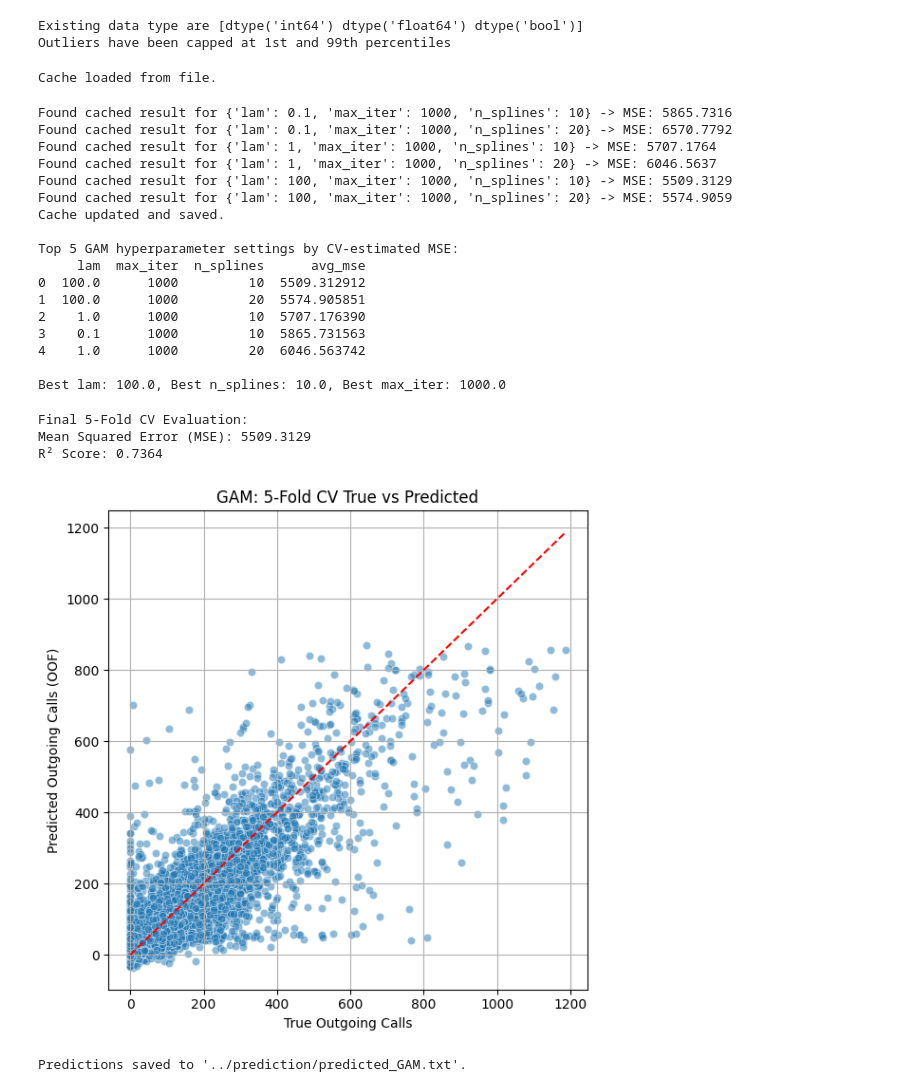
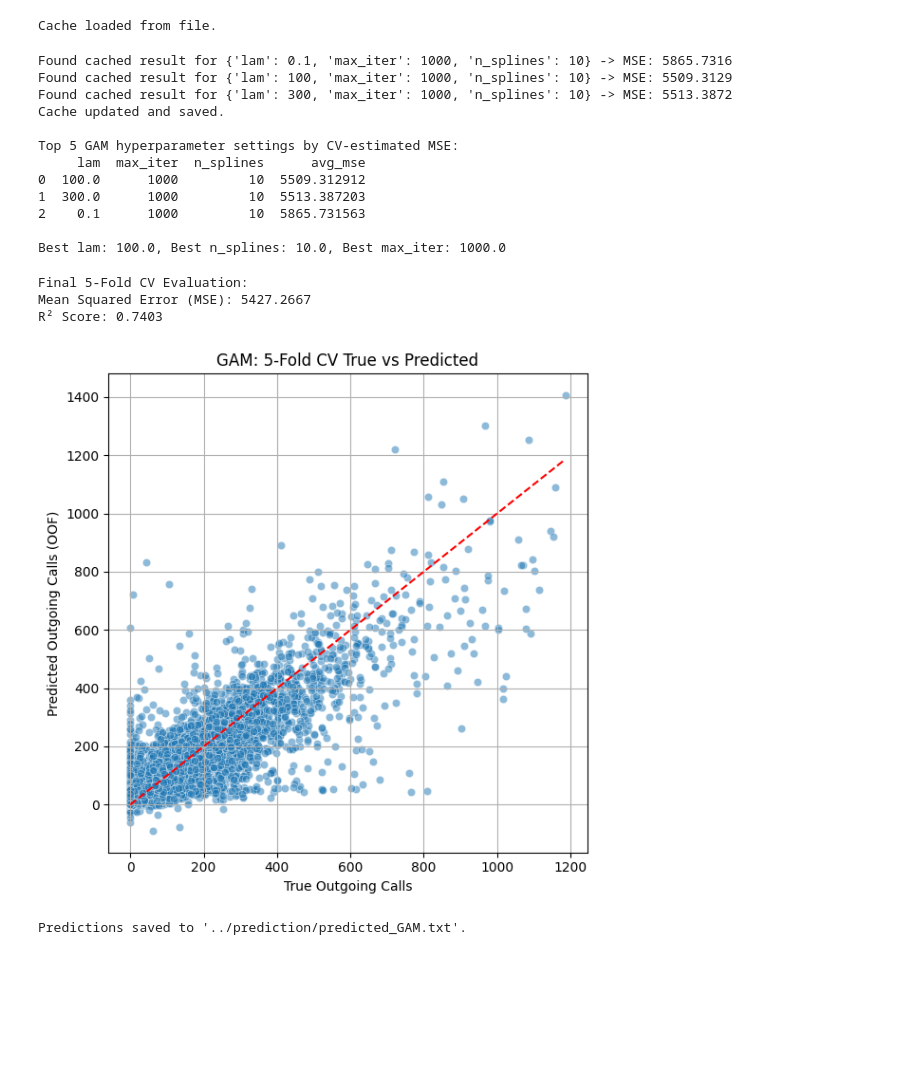
Before and after one commit to mrliu1212/ML-Data-Challenge, a Jupyter notebook: data challenge 2/ML models/GAM.ipynb, the cells around one changed output. Cells and saved outputs as stored; diff of their text form; code cells hidden in the pictures; blank space fills up the shorter version.

```diff
--- a/data challenge 2/ML models/GAM.ipynb
+++ b/data challenge 2/ML models/GAM.ipynb
@@ -12,25 +12,24 @@ test_data_encoded = pd.read_csv('../data/test_encoded.csv')
 # find numeriacal value
 X_train = train_data_encoded.drop('y',axis=1)
 X_test = test_data_encoded
-print(f'Existing data type are {X.dtypes.unique()}')
-numerical_features = []
-for f in X.columns:
-    if X[f].dtype in ['int64','float64']:
-        numerical_features.append(f)
 
-# cap outliers
-for f in numerical_features:
-    lower = X_train[f].quantile(0.01)
-    upper = X_train[f].quantile(0.99)
-    X_train[f] = X_train[f].clip(lower, upper)
 
-    lower = X_test[f].quantile(0.01)
-    upper = X_test[f].quantile(0.99)
-    X_test[f] = X_test[f].clip(lower, upper)
-print('Outliers have been capped at 1st and 99th percentiles')
+# print(f'Existing data type are {X_train.dtypes.unique()}')
+# numerical_features = []
+# for f in X_train.columns:
+#     if X_train[f].dtype in ['int64','float64']:
+#         numerical_features.append(f)
+
+# # cap outliers
+# for f in numerical_features:
+#     lower = X_train[f].quantile(0.01)
+#     upper = X_train[f].quantile(0.99)
+#     X_train[f] = X_train[f].clip(lower, upper)
+
+#     lower = X_test[f].quantile(0.01)
+#     upper = X_test[f].quantile(0.99)
+#     X_test[f] = X_test[f].clip(lower, upper)
+# print('Outliers have been capped at 1st and 99th percentiles')
-# %% [output]
-Existing data type are [dtype('int64') dtype('float64') dtype('bool')]
-Outliers have been capped at 1st and 99th percentiles
 # %%
 import os
 import pickle
@@ -66,8 +65,8 @@ def params_to_hash(params):
 
 # Define Parameter Grid
 param_grid = {
-    'lam': [0.1, 1, 50, 100], #	Controls how "wiggly" each smooth function can be
-    'n_splines': [10, 20], # Controls how detailed the fit is — more splines = more flexibility
+    'lam': [0.1, 100, 300], #	Controls how "wiggly" each smooth function can be
+    'n_splines': [10], # Controls how detailed the fit is — more splines = more flexibility
     'max_iter': [1000] # How long to let the fitting process continue
 }
 grid = list(ParameterGrid(param_grid))
@@ -125,20 +124,15 @@ print(f"\nBest lam: {best_params.lam}, Best n_splines: {best_params.n_splines},
 # %% [output]
 Cache loaded from file.
 Found cached result for {'lam': 0.1, 'max_iter': 1000, 'n_splines': 10} -> MSE: 5865.7316
-Found cached result for {'lam': 0.1, 'max_iter': 1000, 'n_splines': 20} -> MSE: 6570.7792
-Found cached result for {'lam': 1, 'max_iter': 1000, 'n_splines': 10} -> MSE: 5707.1764
-Found cached result for {'lam': 1, 'max_iter': 1000, 'n_splines': 20} -> MSE: 6046.5637
 Found cached result for {'lam': 100, 'max_iter': 1000, 'n_splines': 10} -> MSE: 5509.3129
-Found cached result for {'lam': 100, 'max_iter': 1000, 'n_splines': 20} -> MSE: 5574.9059
+Found cached result for {'lam': 300, 'max_iter': 1000, 'n_splines': 10} -> MSE: 5513.3872
 Cache updated and saved.
 
 Top 5 GAM hyperparameter settings by CV-estimated MSE:
      lam  max_iter  n_splines      avg_mse
 0  100.0      1000         10  5509.312912
-1  100.0      1000         20  5574.905851
-2    1.0      1000         10  5707.176390
-3    0.1      1000         10  5865.731563
-4    1.0      1000         20  6046.563742
+1  300.0      1000         10  5513.387203
+2    0.1      1000         10  5865.731563
 
 Best lam: 100.0, Best n_splines: 10.0, Best max_iter: 1000.0
 # %%
@@ -156,8 +150,8 @@ n_features = X.shape[1]
 
 # Best hyperparameters from tuning
 best_lam = best_params.lam
-best_n_splines = best_params.n_splines
-best_max_iter = best_params.max_iter
+best_n_splines = int(best_params.n_splines)
+best_max_iter = int(best_params.max_iter)
 
 # Setup 5-Fold CV
 kf = KFold(n_splits=5, shuffle=True, random_state=42)
@@ -176,38 +170,38 @@ for train_idx, val_idx in tqdm(kf.split(X,y), total=5, desc="Cross-Validation"):
         terms += s(i, n_splines=best_n_splines)
 
     # Initialize GAM
-    gam = LinearGAM(terms, lam=best_lam, max_iter=best_lam)
+    gam = LinearGAM(terms, lam=best_lam, max_iter=best_max_iter)
     gam.fit(X_tr, y_tr)
 
     # Predict on validation fold
     oof_preds[val_idx] = gam.predict(X_val)
 
 # Evaluate overall OOF performance
 mse = mean_squared_error(y, oof_preds)
 r2 = r2_score(y, oof_preds)
 
 print(f"\nFinal 5-Fold CV Evaluation:")
 print(f"Mean Squared Error (MSE): {mse:.4f}")
 print(f"R² Score: {r2:.4f}")
 
 import matplotlib.pyplot as plt
 import seaborn as sns
 
 # Visualize True vs Predicted
 plt.figure(figsize=(6,6))
 sns.scatterplot(x=y, y=oof_preds, alpha=0.5)
 plt.plot([y.min(), y.max()], [y.min(), y.max()], 'r--')
 plt.xlabel("True Outgoing Calls")
 plt.ylabel("Predicted Outgoing Calls (OOF)")
 plt.title("GAM: 5-Fold CV True vs Predicted")
 plt.grid(True)
 plt.tight_layout()
 plt.show()
 # %% [output]
 Final 5-Fold CV Evaluation:
-Mean Squared Error (MSE): 5509.3129
-R² Score: 0.7364
+Mean Squared Error (MSE): 5427.2667
+R² Score: 0.7403
-[figure, old version]
+[figure, new version]
 # %%
 # Retrain on Full Data with Best Hyperparameters
 terms = s(0, n_splines=best_n_splines)
```
Also changed, not shown: parts of 1 cell of this notebook, 12 other files.
